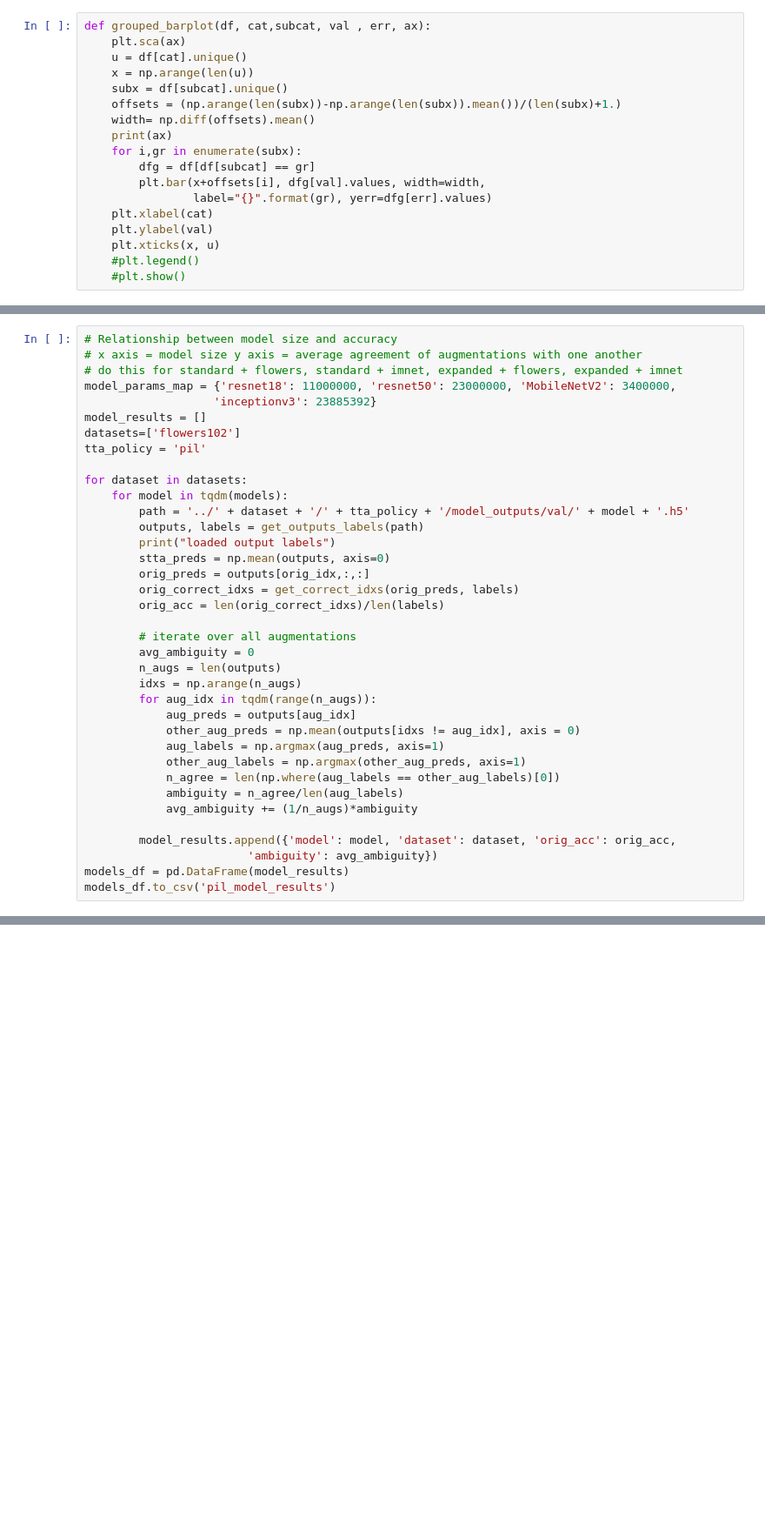
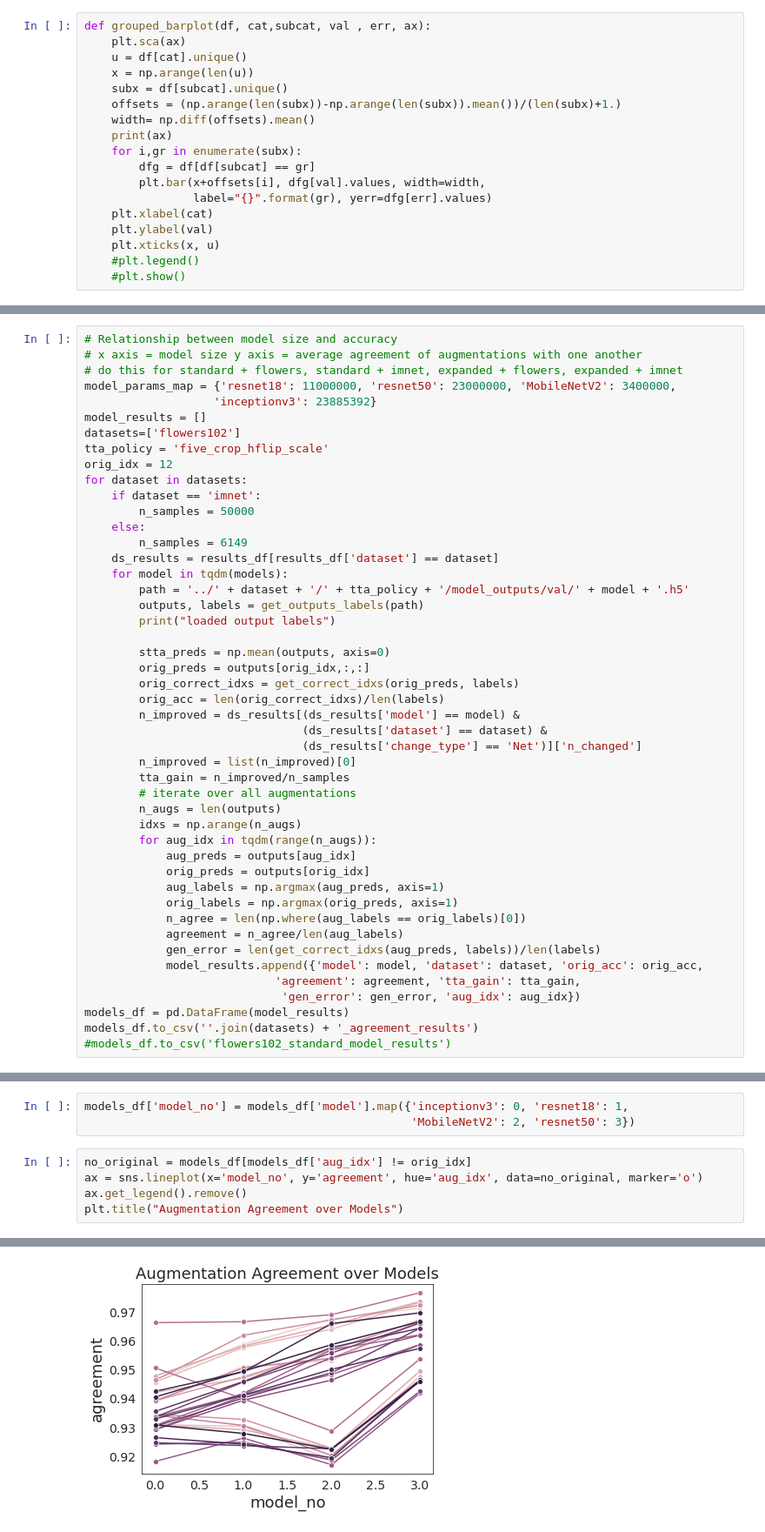
Before and after one commit to divyashan/test-time-augmentation, a Jupyter notebook: notebooks/dataset_section_figures.ipynb, the cells around one changed output, grey strips where cells are left out. Shown: that part at 87% size. Saved outputs shown, nothing was run; the diff lists cells and outputs as text; blank space fills up the shorter version.

```diff
--- a/notebooks/dataset_section_figures.ipynb
+++ b/notebooks/dataset_section_figures.ipynb
@@ -230,34 +285,44 @@ model_params_map = {'resnet18': 11000000, 'resnet50': 23000000, 'MobileNetV2': 3
                    'inceptionv3': 23885392}
 model_results = []
 datasets=['flowers102']
-tta_policy = 'pil'
-
+tta_policy = 'five_crop_hflip_scale'
+orig_idx = 12
 for dataset in datasets:
+    if dataset == 'imnet':
+        n_samples = 50000
+    else:
+        n_samples = 6149
+    ds_results = results_df[results_df['dataset'] == dataset]
     for model in tqdm(models):
         path = '../' + dataset + '/' + tta_policy + '/model_outputs/val/' + model + '.h5'
         outputs, labels = get_outputs_labels(path)
         print("loaded output labels")
+
         stta_preds = np.mean(outputs, axis=0)
         orig_preds = outputs[orig_idx,:,:]
         orig_correct_idxs = get_correct_idxs(orig_preds, labels)
         orig_acc = len(orig_correct_idxs)/len(labels)
-
+        n_improved = ds_results[(ds_results['model'] == model) &
+                                (ds_results['dataset'] == dataset) &
+                                (ds_results['change_type'] == 'Net')]['n_changed']
+        n_improved = list(n_improved)[0]
+        tta_gain = n_improved/n_samples
         # iterate over all augmentations
-        avg_ambiguity = 0
         n_augs = len(outputs)
         idxs = np.arange(n_augs)
         for aug_idx in tqdm(range(n_augs)):
             aug_preds = outputs[aug_idx]
-            other_aug_preds = np.mean(outputs[idxs != aug_idx], axis = 0)
+            orig_preds = outputs[orig_idx]
             aug_labels = np.argmax(aug_preds, axis=1)
-            other_aug_labels = np.argmax(other_aug_preds, axis=1)
-            n_agree = len(np.where(aug_labels == other_aug_labels)[0])
-            ambiguity = n_agree/len(aug_labels)
-            avg_ambiguity += (1/n_augs)*ambiguity
-
-        model_results.append({'model': model, 'dataset': dataset, 'orig_acc': orig_acc,
-                        'ambiguity': avg_ambiguity})
+            orig_labels = np.argmax(orig_preds, axis=1)
+            n_agree = len(np.where(aug_labels == orig_labels)[0])
+            agreement = n_agree/len(aug_labels)
+            gen_error = len(get_correct_idxs(aug_preds, labels))/len(labels)
+            model_results.append({'model': model, 'dataset': dataset, 'orig_acc': orig_acc,
+                            'agreement': agreement, 'tta_gain': tta_gain,
+                             'gen_error': gen_error, 'aug_idx': aug_idx})
 models_df = pd.DataFrame(model_results)
-models_df.to_csv('pil_model_results')
+models_df.to_csv(''.join(datasets) + '_agreement_results')
+#models_df.to_csv('flowers102_standard_model_results')
 # %% [output]
 loaded output labels
@@ -290,0 +335,9 @@ model_results
+# %%
+models_df['model_no'] = models_df['model'].map({'inceptionv3': 0, 'resnet18': 1,
+                                                'MobileNetV2': 2, 'resnet50': 3})
+# %%
+no_original = models_df[models_df['aug_idx'] != orig_idx]
+ax = sns.lineplot(x='model_no', y='agreement', hue='aug_idx', data=no_original, marker='o')
+ax.get_legend().remove()
+plt.title("Augmentation Agreement over Models")
+# %% [output]
@@ -290,0 +345 @@ model_results
+[figure, added]
```
Also changed, not shown: parts of 31 cells of this notebook, 17 other files.
